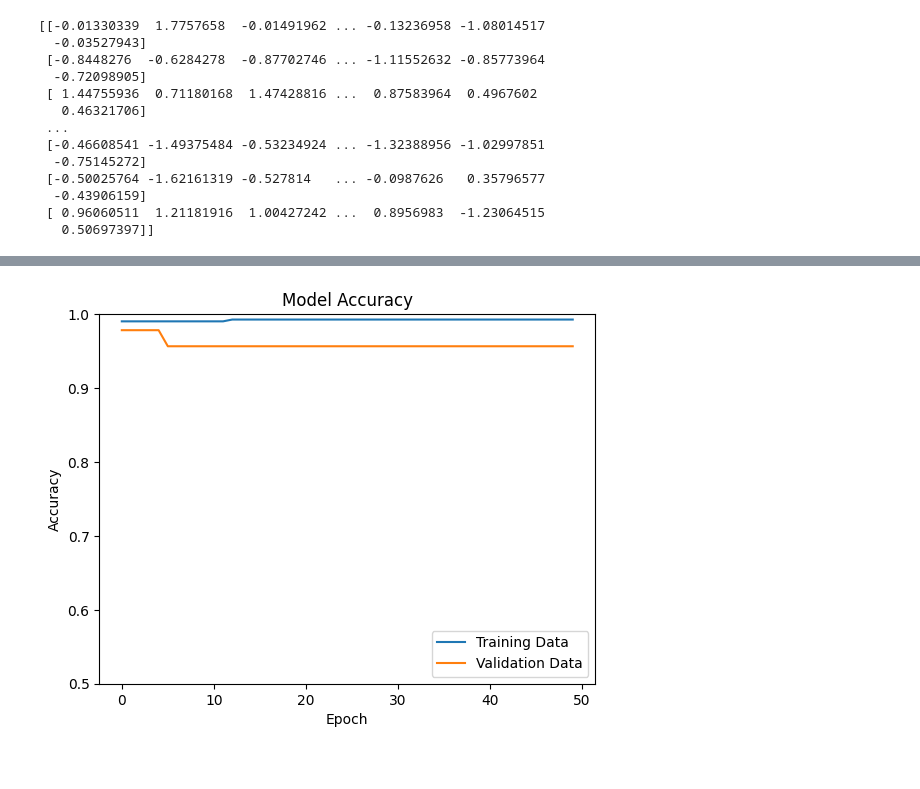
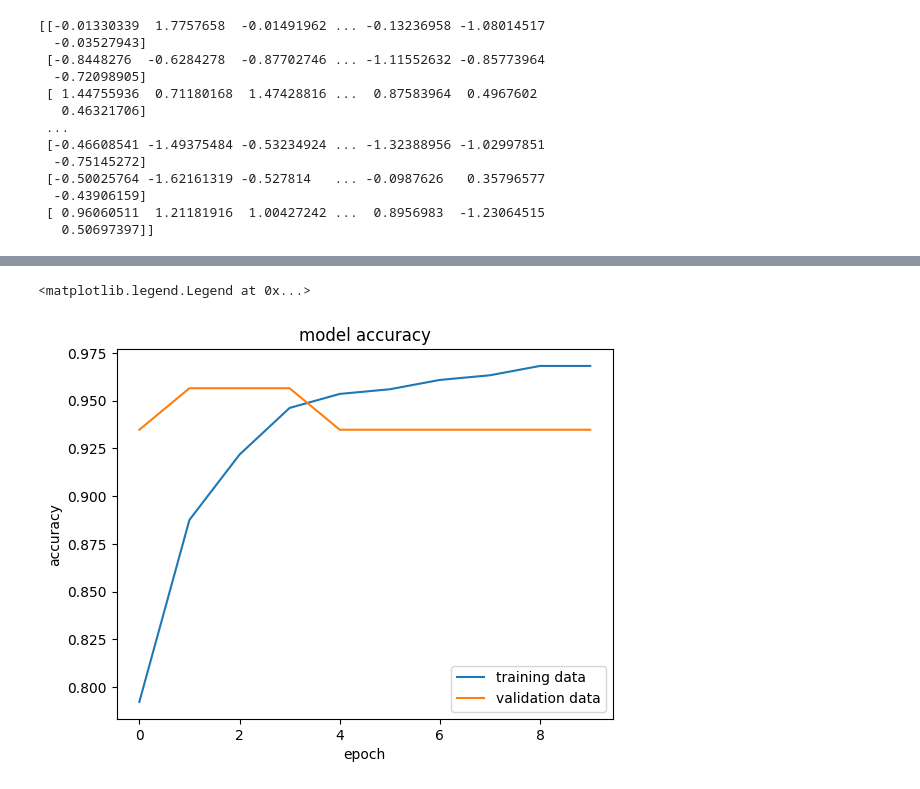
Before and after one commit to tanishasin828126-hash/Boston-housing-EDA, a Jupyter notebook: BREAST_CANCER_DETECTION.ipynb, the cells around one changed output, grey strips where cells are left out. Drawn from its saved outputs; the diff is of its cells as text; code cells hidden in the pictures.

```diff
--- a/BREAST_CANCER_DETECTION.ipynb
+++ b/BREAST_CANCER_DETECTION.ipynb
@@ -211,4 +211,3 @@ model.compile(optimizer='adam',
 # %%
-history=model.fit(X_train_std,Y_train,validation_split=0.1,epochs=50
-                  )
+history = model.fit(X_train_std, Y_train, validation_split=0.1, epochs=10)
 # %% [output]
@@ -232,18 +234,12 @@ Epoch 50/50
-# %%
-plt.plot(history.history['accuracy'])
-plt.plot(history.history['val_accuracy'])
-
-plt.title('Model Accuracy')
-plt.ylabel('Accuracy')
-plt.xlabel('Epoch')
-
-# Set Y-axis range from 0.5 to 1
-plt.ylim(0.5, 1.0)
-
-# Increase distance between Y-axis values (custom ticks)
-plt.yticks([0.5, 0.6, 0.7, 0.8, 0.9, 1.0])
-
-plt.legend(['Training Data', 'Validation Data'], loc='lower right')
-plt.show()
-# %% [output]
-[figure, removed]
+# %%
+plt.plot(history.history['accuracy'])
+plt.plot(history.history['val_accuracy'])
+
+plt.title('model accuracy')
+plt.ylabel('accuracy')
+plt.xlabel('epoch')
+
+plt.legend(['training data', 'validation data'], loc = 'lower right')
+# %% [output]
+<matplotlib.legend.Legend at 0x...>
+[figure, added]
```
Also changed, not shown: parts of 12 cells of this notebook.
